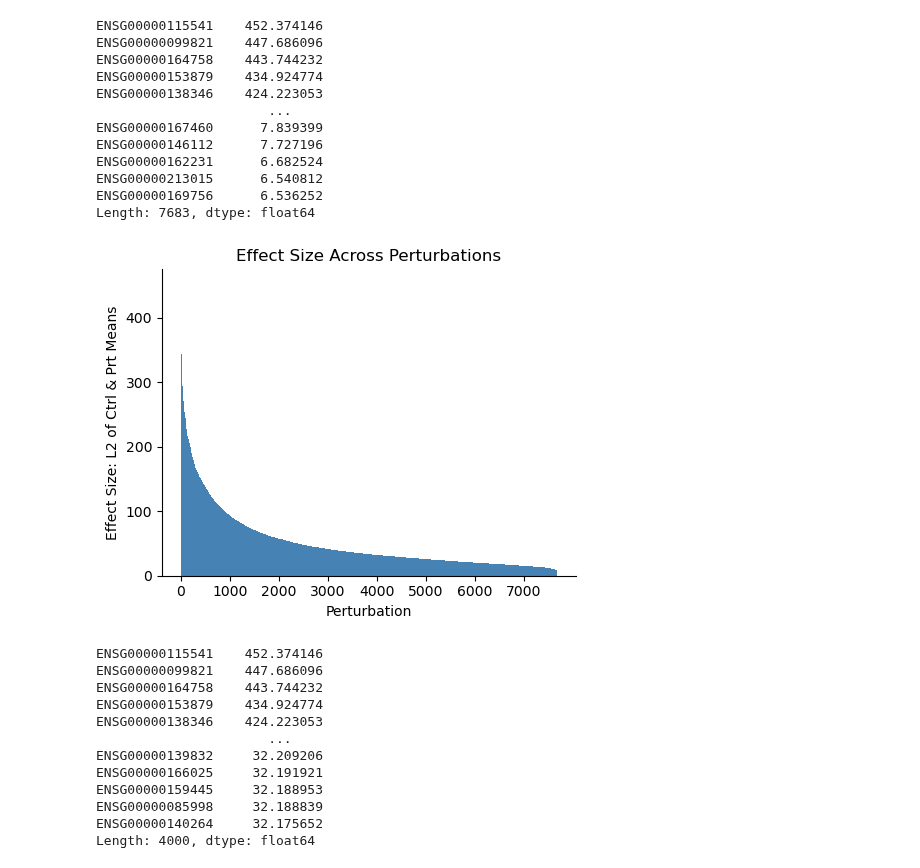
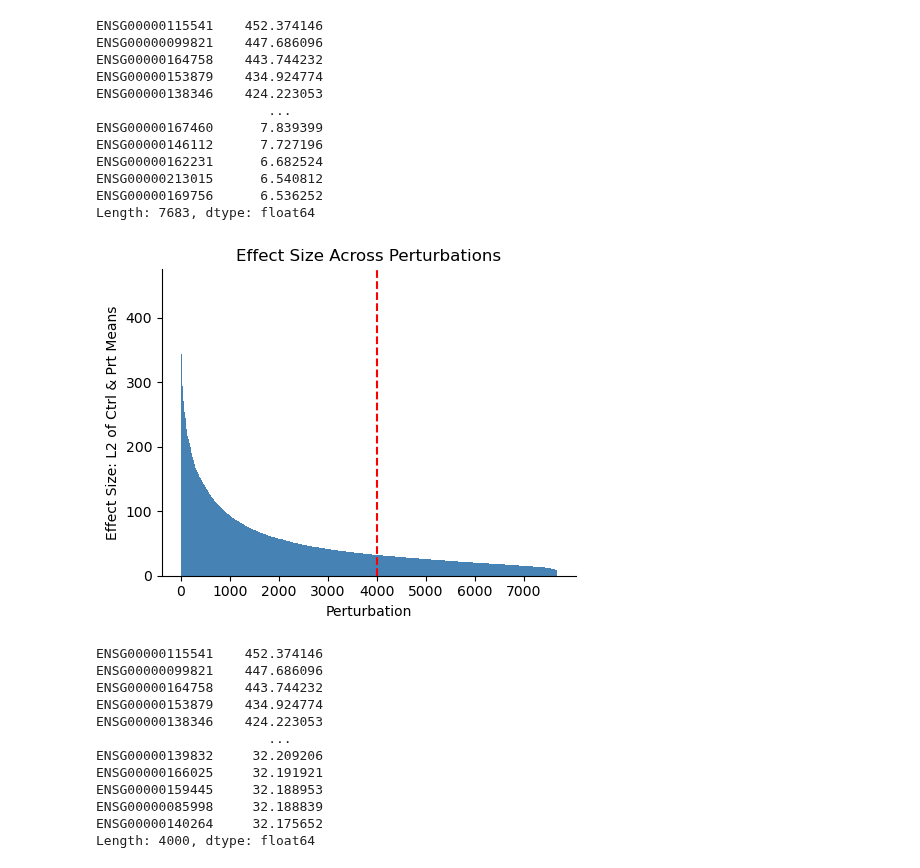
Before and after one commit to czi-ai/reg-net-llm, a Jupyter notebook: notebooks/replogle_gene_selection.ipynb, the cells around one changed output. Cells and saved outputs as stored; diff of their text form; code cells hidden in the pictures.

```diff
--- a/notebooks/replogle_gene_selection.ipynb
+++ b/notebooks/replogle_gene_selection.ipynb
@@ -105,34 +105,37 @@ your_series = effect
 sorted_series = your_series.sort_values(ascending=False).reset_index(drop=True)
 n = len(sorted_series)
 
 # Create the plot
 fig, ax = plt.subplots(figsize=(5, 4))
 
 # Vertical bars
 ax.bar(
     x=np.arange(n),
     height=sorted_series.values,
     width=1.0,
     color="steelblue",
 )
 
+# Red vertical line at x = 4000
+ax.axvline(x=4000, color='red', linestyle='--', linewidth=1.5)
+
 # Only label every 1000th sample on the x-axis
 step = 1000
 xticks = np.arange(0, n, step)
 ax.set_xticks(xticks)
 ax.set_xticklabels(xticks)
 
 # Cleanup
 ax.set_xlabel("Perturbation")
 ax.set_ylabel("Effect Size: L2 of Ctrl & Prt Means")
 ax.set_title("Effect Size Across Perturbations")
 ax.spines["top"].set_visible(False)
 ax.spines["right"].set_visible(False)
 
 plt.tight_layout()
 plt.show()
 # %% [output]
-[figure, old version]
+[figure, new version]
 # %%
 effect[:4000]
 # %% [output]
```
Also changed, not shown: 2 other files.
